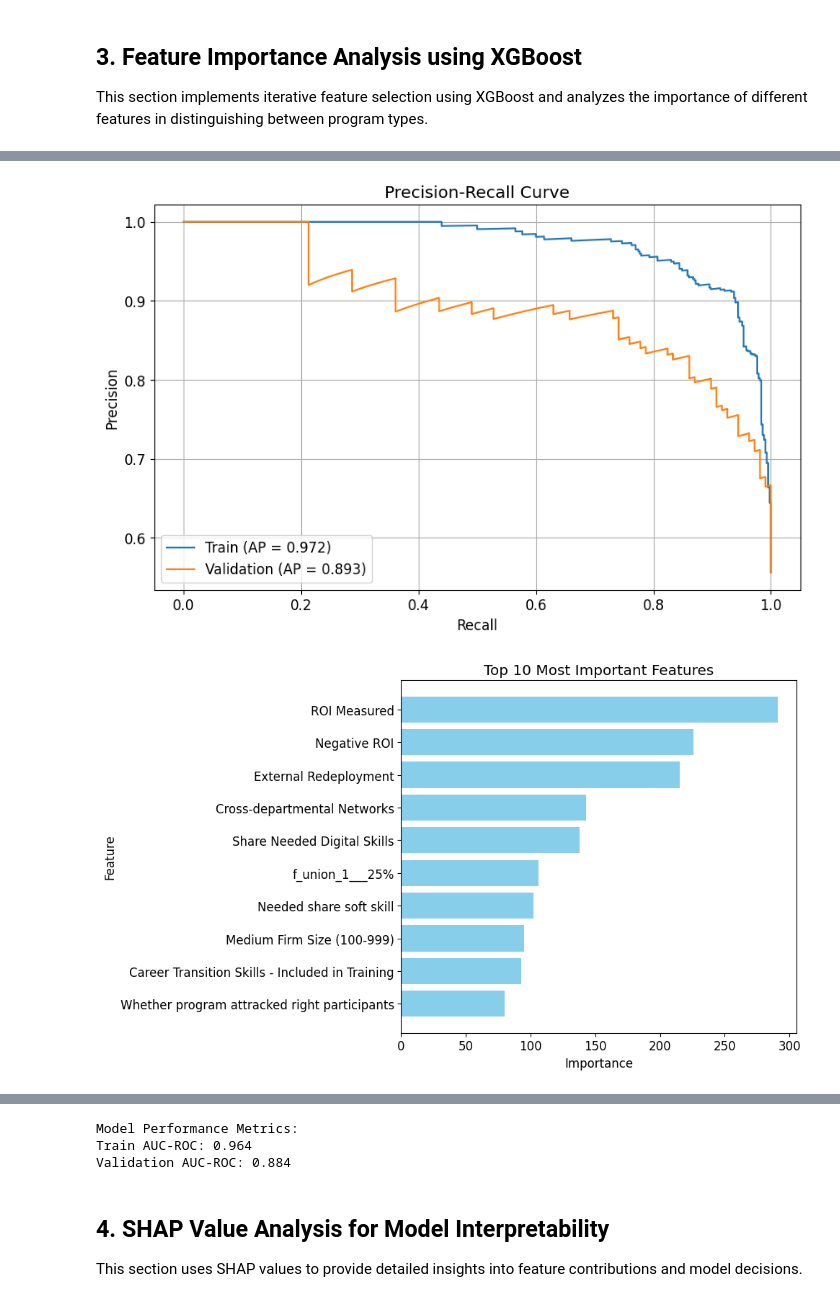
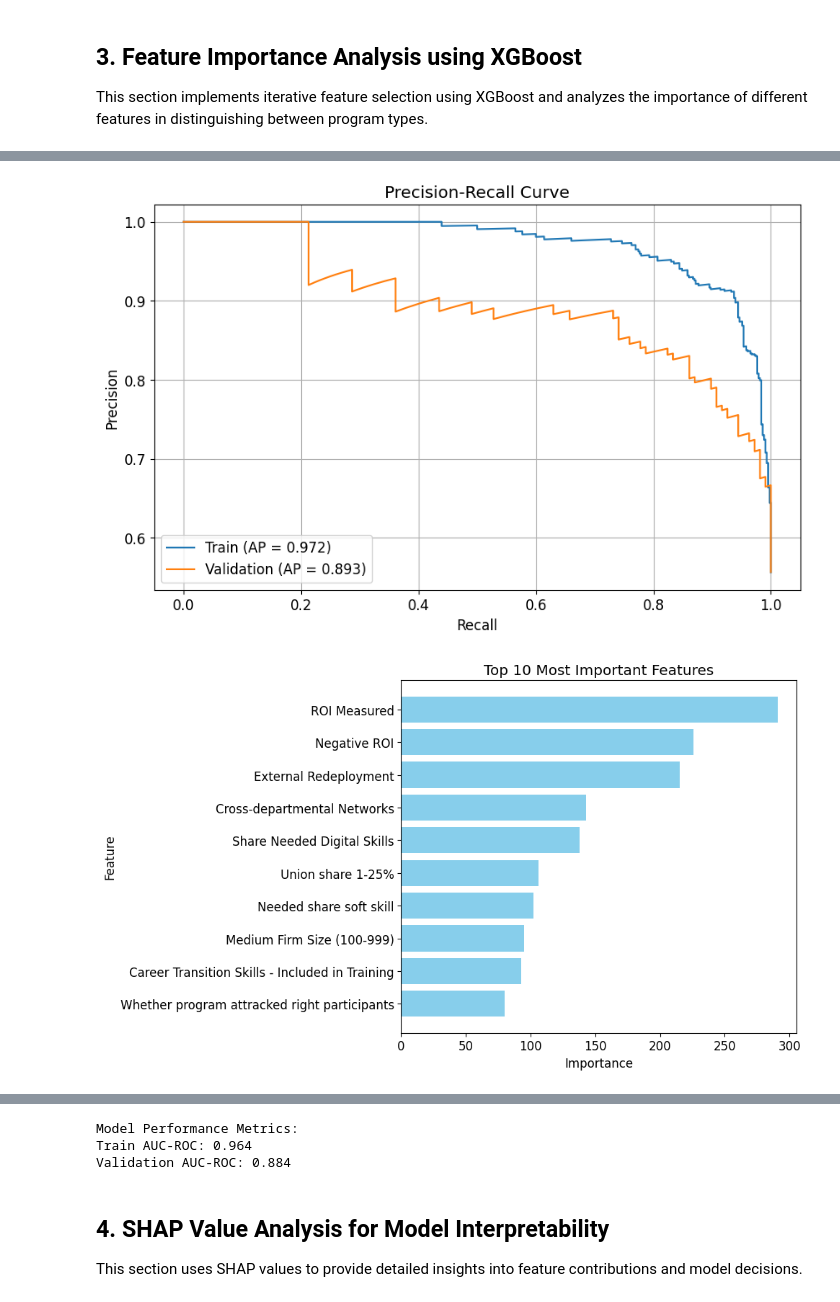
Before and after one commit to JuanLara18/HBS-Survey, a Jupyter notebook: Code/01_xgboost_feature_analysis.ipynb, the cells around one changed output, grey strips where cells are left out. Drawn from its saved outputs; the diff is of its cells as text; code cells hidden in the pictures.

Commit message:
updating feature analysis by fixing the labels

```diff
--- a/Code/01_xgboost_feature_analysis.ipynb
+++ b/Code/01_xgboost_feature_analysis.ipynb
@@ -277,7 +277,7 @@ label_mapping = {
     'roi3': 'Tried to but unable to',
     'roi1': 'No attempt to calculate',
     'p_eligibility': 'Participation Eligibility',
-    'p_targetfunc_it_Not Selected': 'Target Function: IT not selected',
+    'p_targetfunc_it_Not_Selected': 'Target Function: IT not selected',
     'p_cont_investment_Very likely': 'Cont. Investment Very Likely',
     'p_adv_hr': 'Advocate HR',
     'p_participated_2023_1000 - 9999': 'Participated in 2023 (1000 - 9999)',
@@ -293,7 +293,9 @@ label_mapping = {
     'sha_b_sk_n_soft': 'Needed share soft skill',
     'sha_b_sk_n_man': 'Needed share mgmt skill',
     'p_part_exp': 'Expected Participation',
-    'tot_kpi_tracked': 'Total Nr of KPIs'
+    'tot_kpi_tracked': 'Total Nr of KPIs',
+    'f_union_1___25%': 'Union share 1-25%',  # Updated label
+    'p_targetfunc_it': 'Target function IT',  # Updated label
 }
 
 variable_labels = add_unique_keys(label_mapping, variable_labels)
@@ -529,8 +531,12 @@ def evaluate_and_plot(model, X_train, X_val, y_train, y_val, variable_labels):
 
     # 3. Feature Importance
     feature_importance = model.get_booster().get_score(importance_type='weight')
+    # feature_importance = {
+    #     variable_labels.get(k, k): v
+    #     for k, v in feature_importance.items()
+    # }
     feature_importance = {
-        variable_labels.get(k, k): v
+        label_mapping.get(k, k): v
         for k, v in feature_importance.items()
     }
     sorted_features = sorted(
@@ -538,7 +544,9 @@ def evaluate_and_plot(model, X_train, X_val, y_train, y_val, variable_labels):
         key=lambda x: x[1],
         reverse=True
     )
-    features, importances = zip(*sorted_features)
+    # features, importances = zip(*sorted_features)
+    features = [label_mapping.get(f, f) for f, _ in sorted_features]
+    importances = [i for _, i in sorted_features]
 
     # Plot top 10 features
     plt.figure(figsize=(10, 6))
@@ -587,31 +595,31 @@ X_test = X_test[best_features]
 
 # Replace with actual datasets
 # X_train, y_train, X_val, y_val, variable_labels must be defined
 model = train_xgboost_model(X_train, y_train, X_val, y_val, params)
 
 print("\nEvaluating model and generating visualizations...")
 auc_train, auc_val, feature_importance = evaluate_and_plot(
     model, X_train, X_val, y_train, y_val, variable_labels
 )
 
 print("\nModel Performance Metrics:")
 print(f"Train AUC-ROC: {auc_train:.3f}")
 print(f"Validation AUC-ROC: {auc_val:.3f}")
 # %% [output]
 Training XGBoost model...
 Performing iterative feature selection...
 Best AUC: 0.875 with 757 features
 
 Performing cross-validation...
 Fold 1: AUC = 0.870
 Fold 2: AUC = 0.865
 Fold 3: AUC = 0.861
 Fold 4: AUC = 0.909
 Fold 5: AUC = 0.923
 
 Mean AUC: 0.885 (+/- 0.051)
 
 Evaluating model and generating visualizations...
 [figure]
 [figure]
-[figure, old version]
+[figure, new version]
```
Also changed, not shown: parts of 2 cells of this notebook.
